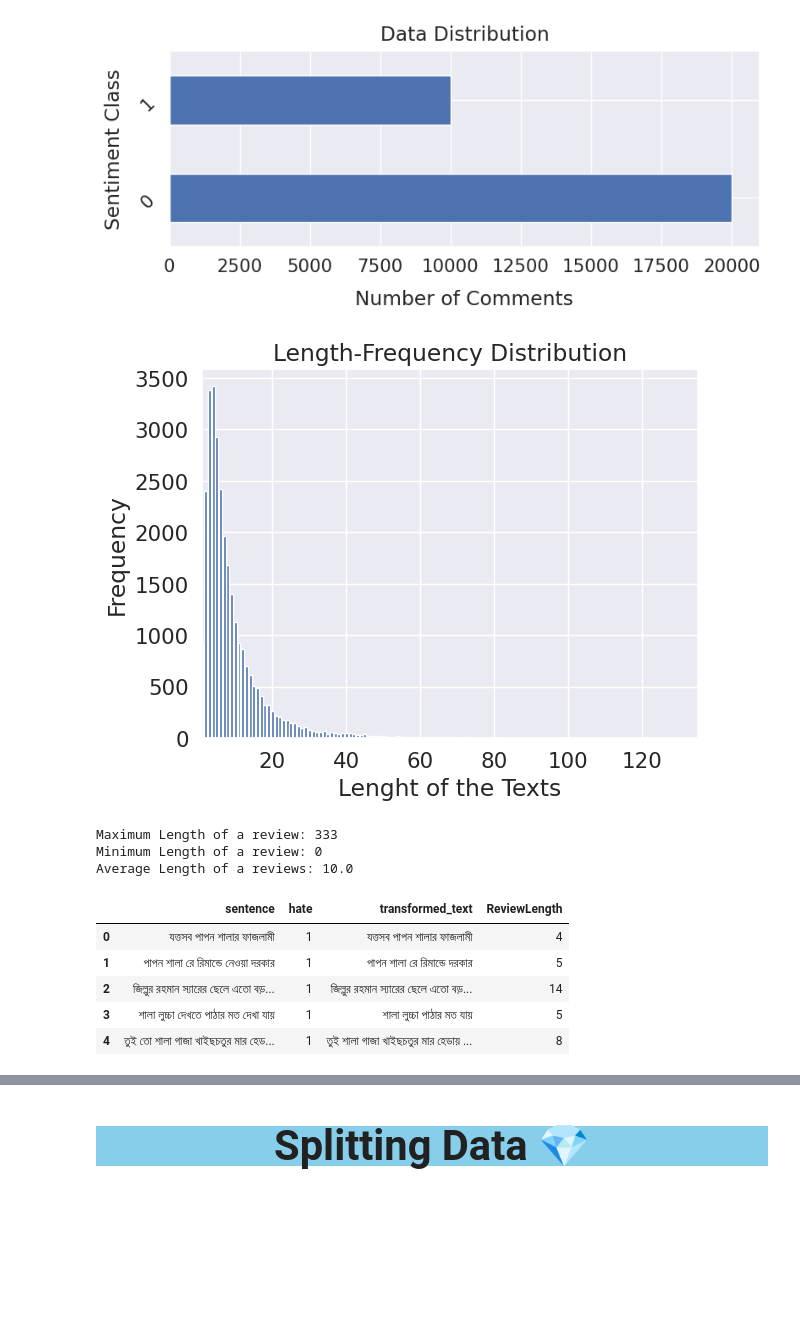
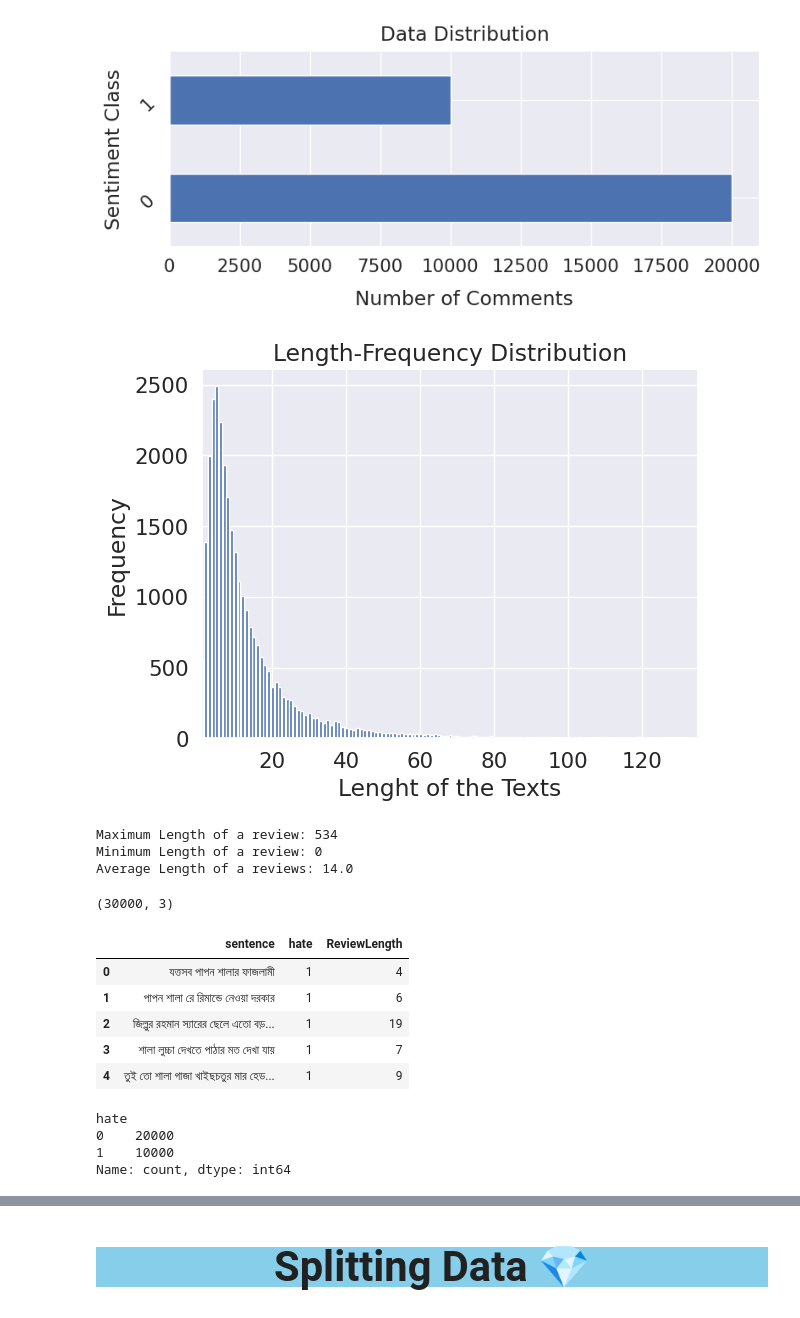
Before and after one commit to maimunul/Bengali-Hate-Speech-Detection-using-ML-DL, a Jupyter notebook: Bangla Hate Speech Logistic Regression.ipynb, the cells around one changed output, grey strips where cells are left out. Drawn from its saved outputs; the diff is of its cells as text; code cells hidden in the pictures; blank space fills up the shorter version.

Commit message:
Kaggle Notebook | Bangla Hate Speech Logistic Regression | Version 2

`````diff
--- a/Bangla Hate Speech Logistic Regression.ipynb
+++ b/Bangla Hate Speech Logistic Regression.ipynb
@@ -42,9 +45,10 @@ df.drop(columns=['category'],inplace=True)
 # %%
 def punctuations_remover(my_str):
-    punctuations = '''!()-[]{};:'"\,<>./?@#$%^&*_~।'''
+    punctuations = '''````£|¢|Ñ+-*/=EROero৳০১২৩৪৫৬৭৮৯012–34567•89।!()-[]{};:'"“\’,<>./?@#$%^&*_~‘—॥”‰🤣⚽️✌�￰৷￰'''
     no_punct = " "
     for char in my_str:
         if char not in punctuations:
             no_punct = no_punct + char
     no_punct = no_punct.replace("\n",' ')
     return no_punct
+df.sentence = df.sentence.apply(lambda x: punctuations_remover(x))
@@ -53,3 +55,14 @@ df.sentence = df.sentence.apply(lambda x: punctuations_remover(x))
+# %%
+# Define function for text cleaning
+def text_cleaner(text):
+    # Remove non-Bengali characters and punctuation
+    cleaned_text = re.sub(r'[^\u0980-\u09FF\s]', '', text)
+    # Convert to lowercase
+    cleaned_text = cleaned_text.lower()
+    return cleaned_text
+
+# Apply text cleaning
+df['sentence'] = df['sentence'].apply(text_cleaner)
 # %%
 from sklearn.preprocessing import LabelEncoder
 encoder = LabelEncoder()
@@ -109,2 +84,0 @@ def transform_text(text):
-# %%
-df['transformed_text'] =  df.sentence.apply( lambda x : transform_text(x))
@@ -119,0 +95,24 @@ df.head()
+# %%
+def remove_emojis(text):
+    emoji_pattern = re.compile("["
+                               u"\U0001F600-\U0001F64F"
+                               u"\U0001F300-\U0001F5FF"
+                               u"\U0001F680-\U0001F6FF"
+                               u"\U0001F700-\U0001F77F"
+                               u"\U0001F780-\U0001F7FF"
+                               u"\U0001F800-\U0001F8FF"
+                               u"\U0001F900-\U0001F9FF"
+                               u"\U0001FA00-\U0001FA6F"
+                               u"\U0001FA70-\U0001FAFF"
+                               u"\U00002702-\U000027B0"
+                               u"\U000024C2-\U0001F251"
+                               "]+", flags=re.UNICODE)
+    return emoji_pattern.sub(r'', text)
+
+# Apply the remove_emojis function to the 'Text' column
+df['sentence'] = df['sentence'].apply(remove_emojis)
+
+# Display the modified DataFrame
+print("\nDataFrame after removing emojis:")
+
+df.sample(10)
@@ -149,32 +161,45 @@ plt.title("Data Distribution", y=1.02);
 [figure]
 # %%
 # Calculate the Review of each of the Review
-df['ReviewLength'] = df.transformed_text.apply(lambda x:len(x.split()))
+df['ReviewLength'] = df.sentence.apply(lambda x:len(x.split()))
 frequency = dict()
 for i in df.ReviewLength:
     frequency[i] = frequency.get(i, 0)+1
 
 plt.bar(frequency.keys(), frequency.values(), color ="b")
 plt.xlim(1, 135)
 # in this notbook color is not working but it should work.
 plt.xlabel('Lenght of the Texts')
 plt.ylabel('Frequency')
 plt.title('Length-Frequency Distribution')
 plt.show()
 print(f"Maximum Length of a review: {max(df.ReviewLength)}")
 print(f"Minimum Length of a review: {min(df.ReviewLength)}")
 print(f"Average Length of a reviews: {round(np.mean(df.ReviewLength),0)}")
 # %% [output]
-[figure, old version]
+[figure, new version]
-Maximum Length of a review: 333
+Maximum Length of a review: 534
 Minimum Length of a review: 0
-Average Length of a reviews: 10.0
+Average Length of a reviews: 14.0
+# %%
+df.shape
+# %% [output]
+(30000, 3)
 # %%
 df.head()
 # %% [output]
-|  | sentence | hate | transformed_text | ReviewLength |
-| 0 | যত্তসব পাপন শালার ফাজলামী | 1 | যত্তসব পাপন শালার ফাজলামী | 4 |
-| 1 | পাপন শালা রে রিমান্ডে নেওয়া দরকার | 1 | পাপন শালা রে রিমান্ডে দরকার | 5 |
-| 2 | জিল্লুর রহমান স্যারের ছেলে এতো বড়... | 1 | জিল্লুর রহমান স্যারের ছেলে এতো বড়... | 14 |
-| 3 | শালা লুচ্চা দেখতে পাঠার মত দেখা যায় | 1 | শালা লুচ্চা পাঠার মত যায় | 5 |
-| 4 | তুই তো শালা গাজা খাইছচতুর মার হেড... | 1 | তুই শালা গাজা খাইছচতুর মার হেডায় ... | 8 |
+|  | sentence | hate | ReviewLength |
+| 0 | যত্তসব পাপন শালার ফাজলামী | 1 | 4 |
+| 1 | পাপন শালা রে রিমান্ডে নেওয়া দরকার | 1 | 6 |
+| 2 | জিল্লুর রহমান স্যারের ছেলে এতো বড়... | 1 | 19 |
+| 3 | শালা লুচ্চা দেখতে পাঠার মত দেখা যায় | 1 | 7 |
+| 4 | তুই তো শালা গাজা খাইছচতুর মার হেড... | 1 | 9 |
+# %%
+# count the number of samples in each class
+class_counts = df['hate'].value_counts()
+print(class_counts)
+# %% [output]
+hate
+0    20000
+1    10000
+Name: count, dtype: int64
`````
Also changed, not shown: parts of 31 cells of this notebook.
